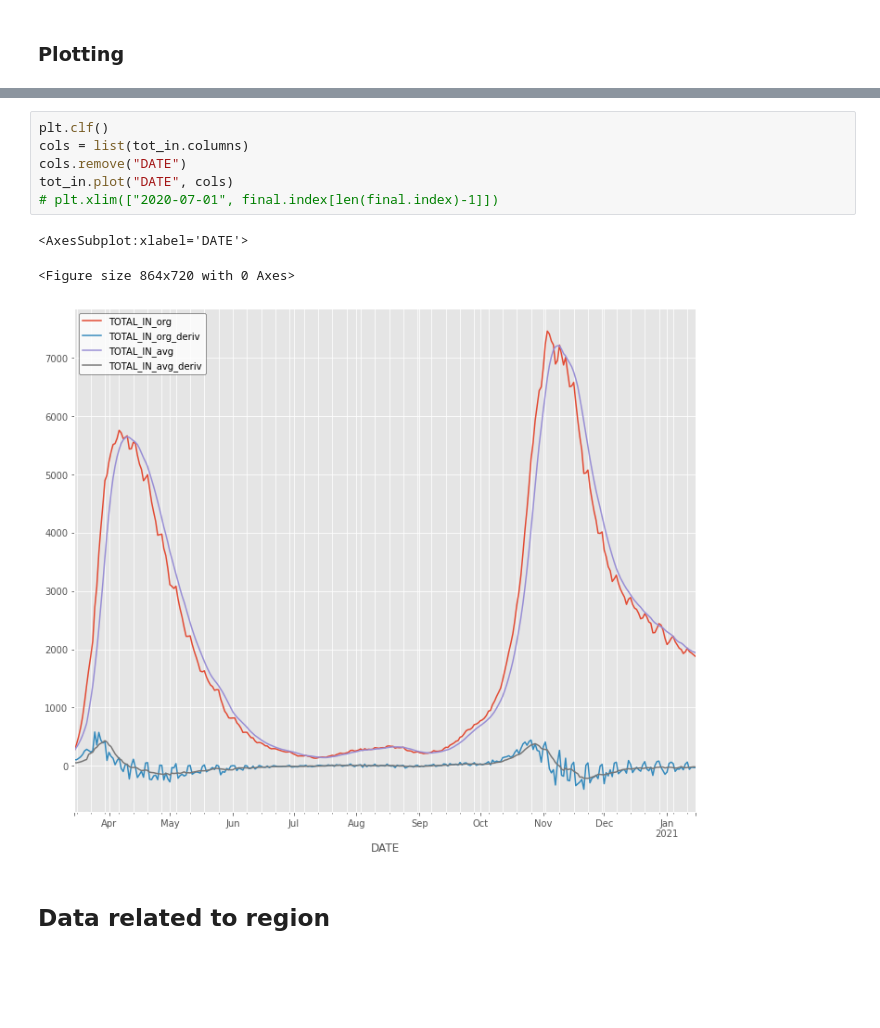
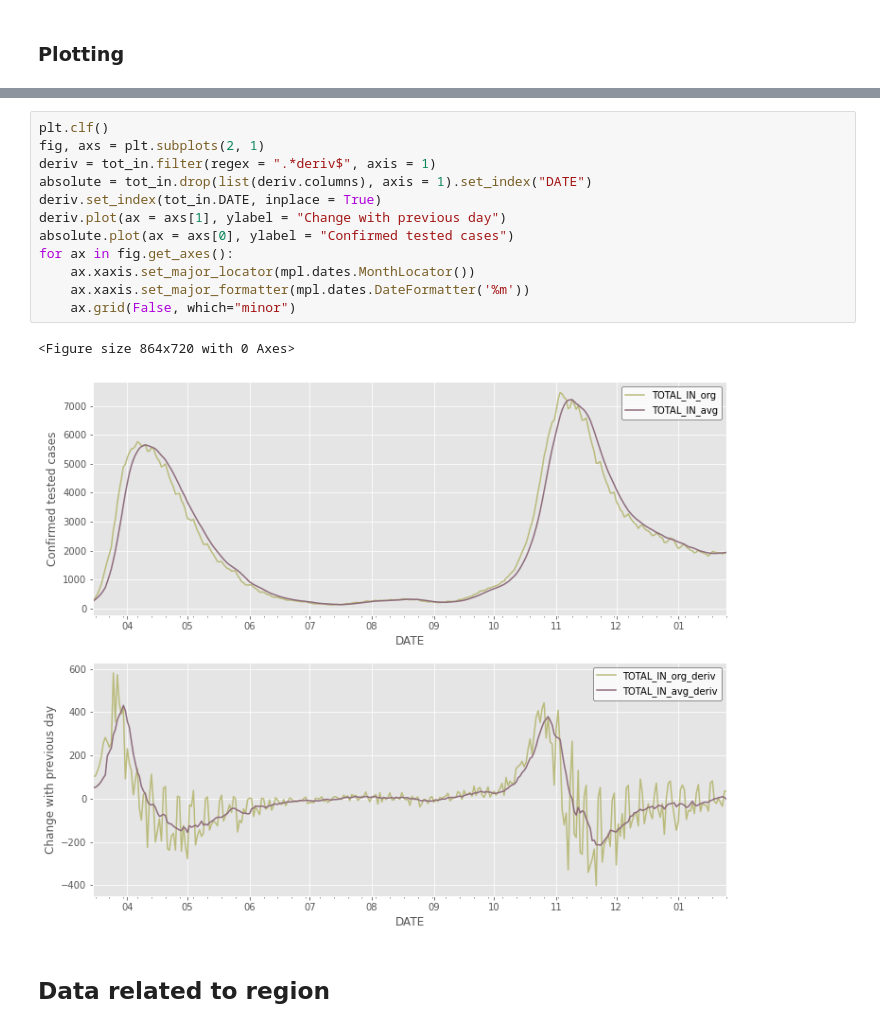
Before and after one commit to KoenVanSever/covid_plots, a Jupyter notebook: covid_test.ipynb, the cells around one changed output, grey strips where cells are left out. Saved outputs shown, nothing was run; the diff lists cells and outputs as text; blank space fills up the shorter version.

```diff
--- a/covid_test.ipynb
+++ b/covid_test.ipynb
@@ -222,13 +222,18 @@ ax.set_xlim(["2020-07-01", final.index[len(final.index)-1]])
-# %%
-plt.clf()
-cols = list(tot_in.columns)
-cols.remove("DATE")
-tot_in.plot("DATE", cols)
-# plt.xlim(["2020-07-01", final.index[len(final.index)-1]])
-# %% [output]
-<AxesSubplot:xlabel='DATE'>
-<Figure size 864x720 with 0 Axes>
-[figure, removed]
+# %%
+plt.clf()
+fig, axs = plt.subplots(2, 1)
+deriv = tot_in.filter(regex = ".*deriv$", axis = 1)
+absolute = tot_in.drop(list(deriv.columns), axis = 1).set_index("DATE")
+deriv.set_index(tot_in.DATE, inplace = True)
+deriv.plot(ax = axs[1], ylabel = "Change with previous day")
+absolute.plot(ax = axs[0], ylabel = "Confirmed tested cases")
+for ax in fig.get_axes():
+    ax.xaxis.set_major_locator(mpl.dates.MonthLocator())
+    ax.xaxis.set_major_formatter(mpl.dates.DateFormatter('%m'))
+    ax.grid(False, which="minor")
+# %% [output]
+<Figure size 864x720 with 0 Axes>
+[figure, added]
 # %% [markdown]
 ## Data related to region
 # %% [markdown]
```
Also changed, not shown: parts of 13 cells of this notebook, 1 other file.
